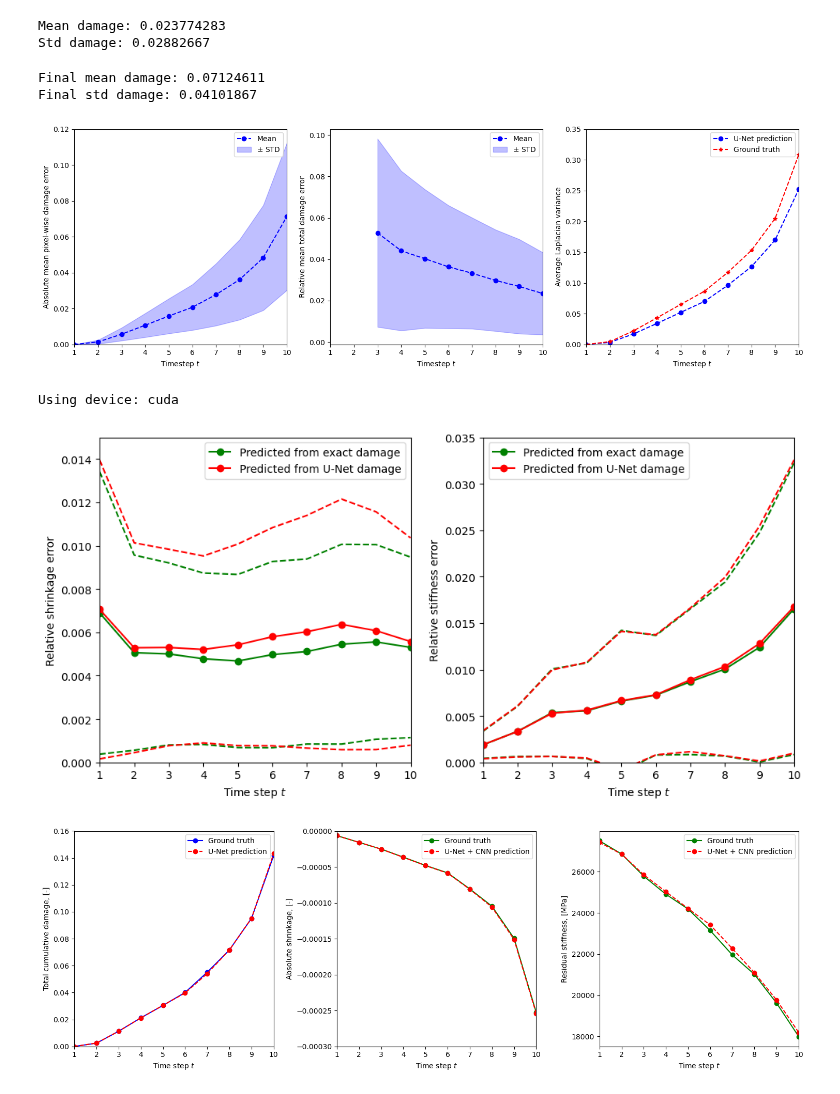
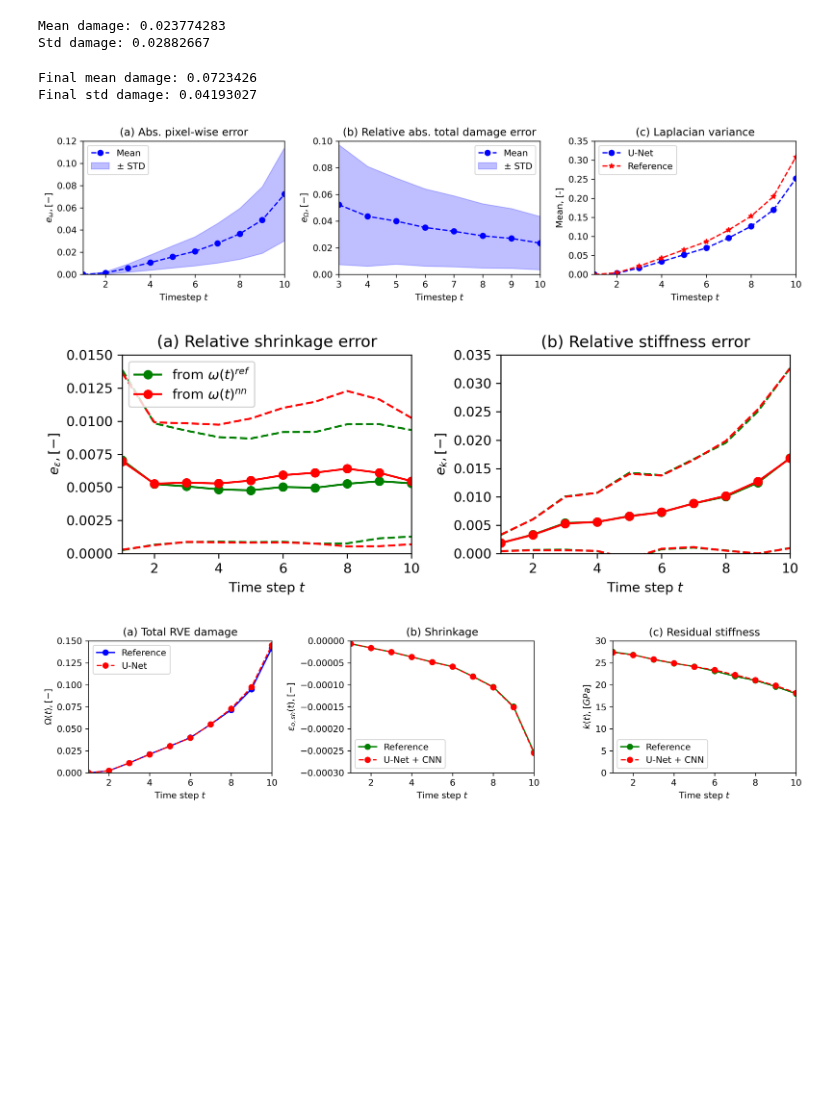
Before and after one commit to LiyaGaynutdinova/Auto-Regressive-Unet-for-Concrete-Damage, a Jupyter notebook: test_AutoUnet.ipynb, the cells around one changed output. Cells and saved outputs as stored; diff of their text form; code cells hidden in the pictures; blank space fills up the shorter version.

Commit message:
add visualisation

```diff
--- a/test_AutoUnet.ipynb
+++ b/test_AutoUnet.ipynb
@@ -18,7 +18,7 @@ Test U-Net
 data = dataset_nonuniform()
 loaders = get_loaders(data, 1)
 # %%
-name = 'NN_library/AutoUnet/AutoUnet_49'
+name = 'NN_library/AutoUnet/AutoUnet'
 #name = 'NN_library/AutoUnet/AutoUnet_pretrained'
 args = {'lr' : 0.001, 'epochs' : 20, 'dev' : dev, 'name' : name}
 unet = AutoUNet()
@@ -47,53 +47,46 @@ dam_std_total = np.nanstd(L_dam_total, axis=0)
 print('Final mean damage:', dam_mean[-1])
 print('Final std damage:', dam_std[-1])
 # %% [output]
-Final mean damage: 0.07124611
-Final std damage: 0.04101867
+Final mean damage: 0.0723426
+Final std damage: 0.04193027
 # %%
-fig, axs = plt.subplots(nrows=1, ncols=3, figsize=(15, 5), dpi=100)
+fig, axs = plt.subplots(nrows=1, ncols=3, figsize=(12, 3), dpi=300)
 
 axs[0].plot(np.arange(1, 11), dam_mean, 'b--o')
 axs[0].fill_between(np.arange(1, 11), dam_mean-dam_std, dam_mean+dam_std, color='blue', alpha=0.25)
 axs[0].set_xlabel('Timestep $t$')
-axs[0].set_ylabel('Absolute mean pixel-wise damage error')
+axs[0].set_ylabel('$e_{\omega}, [-]$')
+axs[0].set_title('(a) Abs. pixel-wise error')
 axs[0].set_xlim([1, 10])
 axs[0].set_ylim([0, 0.12])
-axs[0].legend(['Mean', '$\pm$ STD'])
+axs[0].legend(['Mean', '$\pm$ STD'], loc=2)
 
 axs[1].plot(np.arange(1, 11), dam_mean_total, 'b--o')
 axs[1].fill_between(np.arange(1, 11), dam_mean_total-dam_std_total, dam_mean_total+dam_std_total, color='blue', alpha=0.25)
 axs[1].set_xlabel('Timestep $t$')
-axs[1].set_ylabel('Relative mean total damage error')
-axs[1].set_xlim([1, 10])
-#axs[1].set_ylim([0, 1.2e-5])
+axs[1].set_ylabel('$e_{\Omega}, [-]$')
+axs[1].set_title('(b) Relative abs. total damage error')
+axs[1].set_xlim([3, 10])
+axs[1].set_ylim([0, 0.1])
 axs[1].legend(['Mean', '$\pm$ STD'])
 
 axs[2].plot(np.arange(1, 11), Var.mean(axis=0), 'b--o')
 axs[2].plot(np.arange(1, 11), Var_true.mean(axis=0), 'r--*')
-axs[2].legend(['U-Net prediction', 'Ground truth'])
+axs[2].legend(['U-Net', 'Reference'])
 axs[2].set_xlabel('Timestep $t$')
-axs[2].set_ylabel('Average Laplacian variance')
+axs[2].set_ylabel('Mean, [-]')
+axs[2].set_title('(c) Laplacian variance')
 axs[2].set_xlim([1, 10])
 axs[2].set_ylim([0, 0.35])
 
 plt.tight_layout()
 # %% [output]
-[figure, old version]
+[figure, new version]
 # %%
 from NN_library.ConvNet.ConvNet import *
 from NN_library.ConvNet.train_ConvNet import *
 
-name = 'NN_library/ConvNet/ConvNet_49'
+name = 'NN_library/ConvNet/ConvNet'
 args = {'lr' : 0.001, 'epochs' : 20, 'dev' : dev, 'name' : name}
 net = ConvNet(16)
 net = load_network(net, args['name'], args)
-
-L_stiff_ex, L_shr_ex = test_Conv(net, loaders, args)
-L_shr_ex = np.array(L_shr_ex)
-L_stiff_ex = np.array(L_stiff_ex)
-
-L_stiff, L_shr = test_w_Auto(unet, net, loaders, args)
-L_shr = np.array(L_shr)
-L_stiff = np.array(L_stiff)
-# %% [output]
-Using device: cuda
@@ -108,7 +110,7 @@ shr_std = np.std(L_shr, axis=0)
 stiff_mean = np.mean(L_stiff, axis=0)
 stiff_std = np.std(L_stiff, axis=0)
 # %%
-fig, axs = plt.subplots(nrows=1, ncols=2, figsize=(10, 5), dpi=100)
+fig, axs = plt.subplots(nrows=1, ncols=2, figsize=(8, 3), dpi=300)
 
 axs.flat[0].plot(np.arange(1, 11), shr_mean_ex, 'g-o')
 axs.flat[0].plot(np.arange(1, 11), shr_mean, 'r-o')
@@ -116,9 +118,10 @@ axs.flat[0].plot(np.arange(1, 11), shr_mean_ex+shr_std_ex, 'g--')
 axs.flat[0].plot(np.arange(1, 11), shr_mean_ex-shr_std_ex, 'g--')
 axs.flat[0].plot(np.arange(1, 11), shr_mean+shr_std, 'r--')
 axs.flat[0].plot(np.arange(1, 11), shr_mean-shr_std, 'r--')
-axs.flat[0].legend(['Predicted from exact damage', 'Predicted from U-Net damage'])
+axs.flat[0].legend(['from $\omega(t)^{ref}$', 'from $\omega(t)^{nn}$'])
 axs.flat[0].set_xlabel('Time step $t$')
-axs.flat[0].set_ylabel('Relative shrinkage error')
+axs.flat[0].set_ylabel('$e_{\epsilon}, [-]$')
+axs.flat[0].set_title('(a) Relative shrinkage error')
 axs.flat[0].set_xlim([1, 10])
 axs.flat[0].set_ylim([0, 0.015])
 
@@ -128,15 +131,15 @@ axs.flat[1].plot(np.arange(1, 11), stiff_mean_ex+stiff_std_ex, 'g--')
 axs.flat[1].plot(np.arange(1, 11), stiff_mean_ex-stiff_std_ex, 'g--')
 axs.flat[1].plot(np.arange(1, 11), stiff_mean+stiff_std, 'r--')
 axs.flat[1].plot(np.arange(1, 11), stiff_mean-stiff_std, 'r--')
-axs.flat[1].legend(['Predicted from exact damage', 'Predicted from U-Net damage'])
 axs.flat[1].set_xlabel('Time step $t$')
-axs.flat[1].set_ylabel('Relative stiffness error')
+axs.flat[1].set_ylabel('$e_{k}, [-]$')
+axs.flat[1].set_title('(b) Relative stiffness error')
 axs.flat[1].set_xlim([1, 10])
 axs.flat[1].set_ylim([0, 0.035])
 
 plt.tight_layout()
 # %% [output]
-[figure, old version]
+[figure, new version]
 # %%
 seq_test_dam = []
 seq_test_stf = []
@@ -161,35 +164,38 @@ seq_test_dam = np.array(seq_test_dam).squeeze()
 seq_test_stf = np.array(seq_test_stf) * 30000
 seq_test_shr = np.array(seq_test_shr) * (-0.001)
 # %%
-fig, axs = plt.subplots(nrows=1, ncols=3, figsize=(15, 5), dpi=100)
+fig, axs = plt.subplots(nrows=1, ncols=3, figsize=(12, 3), dpi=300)
 
 axs.flat[0].plot(np.arange(1, 11), (damage[1:].sum(dim=(1, 2)) / (99 * 99)).cpu().detach(), 'b-o')
 axs.flat[0].plot(np.arange(1, 11), seq_test_dam.sum(axis=(1, 2)) / (99 * 99), 'r--o')
-axs.flat[0].legend(['Ground truth', 'U-Net prediction'])
+axs.flat[0].legend(['Reference', 'U-Net'])
 axs.flat[0].set_xlabel('Time step $t$')
-axs.flat[0].set_ylabel('Total cumulative damage, [-]')
+axs.flat[0].set_ylabel('$\Omega(t), [-]$')
+axs.flat[0].set_title('(a) Total RVE damage')
 axs.flat[0].set_xlim([1, 10])
-axs.flat[0].set_ylim([0, 0.16])
+axs.flat[0].set_ylim([0, 0.15])
 
 axs.flat[1].plot(np.arange(1, 11), obs_shrinkage[1:], 'g-o')
 axs.flat[1].plot(np.arange(1, 11), seq_test_shr, 'r--o')
-axs.flat[1].legend(['Ground truth', 'U-Net + CNN prediction'])
+axs.flat[1].legend(['Reference', 'U-Net + CNN'])
 axs.flat[1].set_xlabel('Time step $t$')
-axs.flat[1].set_ylabel('Absolute shrinkage, [-]')
+axs.flat[1].set_ylabel('$\epsilon_{o,sh}(t), [-]$')
+axs.flat[1].set_title('(b) Shrinkage')
 axs.flat[1].set_xlim([1, 10])
 axs.flat[1].set_ylim([-0.0003, 0])
 
-axs.flat[2].plot(np.arange(1, 11), stiffness[1:], 'g-o')
-axs.flat[2].plot(np.arange(1, 11), seq_test_stf, 'r--o')
-axs.flat[2].legend(['Ground truth', 'U-Net + CNN prediction'])
+axs.flat[2].plot(np.arange(1, 11), stiffness[1:]/1000, 'g-o')
+axs.flat[2].plot(np.arange(1, 11), seq_test_stf/1000, 'r--o')
+axs.flat[2].legend(['Reference', 'U-Net + CNN'])
 axs.flat[2].set_xlabel('Time step $t$')
-axs.flat[2].set_ylabel('Residual stiffness, [MPa]')
+axs.flat[2].set_ylabel('$k(t), [GPa]$')
+axs.flat[2].set_title('(c) Residual stiffness')
 axs.flat[2].set_xlim([1, 10])
-#axs.flat[2].set_ylim([0, 1])
+axs.flat[2].set_ylim([0, 30])
 
 plt.tight_layout()
 # %% [output]
-[figure, old version]
+[figure, new version]
 # %%
 fig, axs = plt.subplots(nrows=3, ncols=6, figsize=(12, 6), dpi=300)
 for j in range(5):
```
Also changed, not shown: parts of 2 cells of this notebook, 33 other files.
